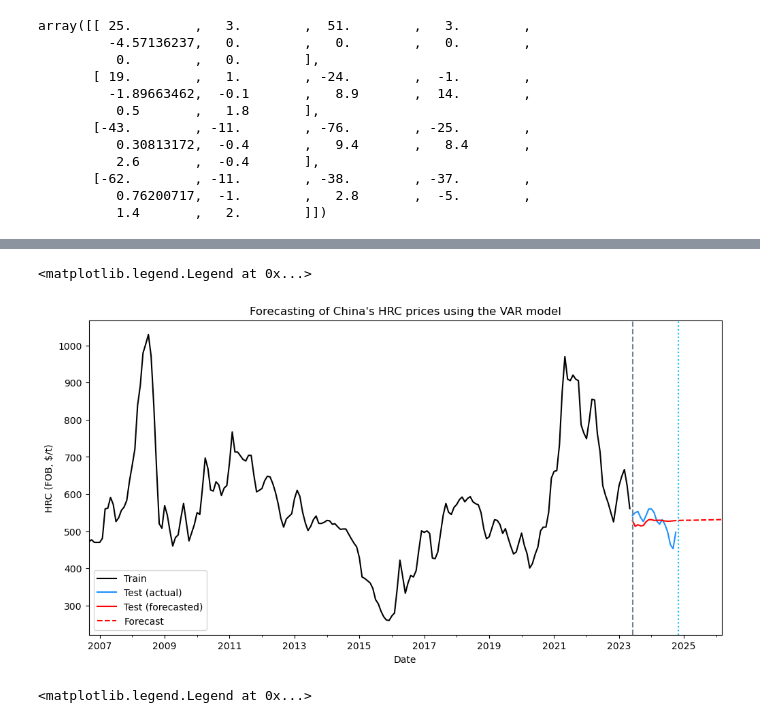
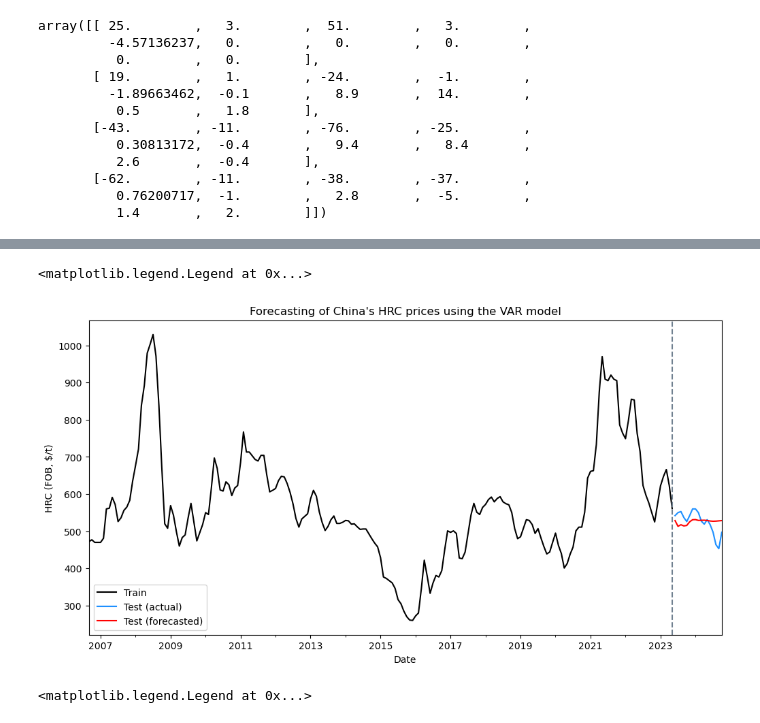
Before and after one commit to nguyenhpnguyen/BT4103-Business-Analytics-Capstone-Project, a Jupyter notebook: notebook/02_var.ipynb, the cells around one changed output, grey strips where cells are left out. Cells and saved outputs as stored; diff of their text form; code cells hidden in the pictures.

```diff
--- a/notebook/02_var.ipynb
+++ b/notebook/02_var.ipynb
@@ -23,13 +25,15 @@ df = pd.read_csv(file_path)
 # %%
+# After feature selection, these are the shortlisted variables
 list_of_variables = ['Iron Ore (CFR, $/t)', 'HCC (Aus FOB, $/t)',
          'Domestic Scrap (DDP Jiangsu incl. VAT $/t)',
          'Monthly Export of Semis & Finished Steel as % of Production',
          'FAI in urban real estate development (y-o-y) Growth',
          'Automobile Production (y-o-y)', 'Civil Metal-Vessels/Steel Ships (y-o-y)',
          'Household Fridges (y-o-y)', 'Air Conditioner (y-o-y)']
-hrc = ['Date', 'HRC (FOB, $/t)']
+hrc = ['HRC (FOB, $/t)']
 final_cols = hrc + list_of_variables
 
-df = df[final_cols]
-df.head()
+final_df = df.copy()
+final_df = final_df[final_cols]
+final_df.head()
 # %% [output]
@@ -42,5 +46,0 @@ df.head()
-# %%
-final_df = df.copy()
-final_df.set_index('Date', inplace=True)
-
-final_df.head()
@@ -153,9 +138,9 @@ array([[ 25.        ,   3.        ,  51.        ,   3.        ,
           0.76200717,  -1.        ,   2.8       ,  -5.        ,
           1.4       ,   2.        ]])
 # %%
-# Forecast the following 12 periods (length of test set)
-fc = model_fitted.forecast(y=forecast_input, steps=34)
-fc_period = pd.date_range(start='6/1/2023', end='3/1/2026', freq='MS')
+# Forecast the following _ periods
+fc = model_fitted.forecast(y=forecast_input, steps=17)
+fc_period = pd.date_range(start=final_df_test.index[0], periods=17, freq='MS')
 df_forecast = pd.DataFrame(fc, index=fc_period, columns=final_df_test.columns + '_1d')
 df_forecast.index.name = 'Date'
 df_forecast
@@ -191,29 +179,19 @@ df_forecast_processed = invert_transformation(final_df_train, df_forecast)
-# %%
-df_forecast_a, df_forecast_b = df_forecast_processed[0:-17], df_forecast_processed[-17:]
-final_df.index = pd.to_datetime(final_df.index)
-final_df_train.index = pd.to_datetime(final_df_train.index)
-final_df_test.index = pd.to_datetime(final_df_test.index)
-
-df_forecast_a.to_csv('../data/final/var_testset.csv', index=True)
-df_forecast_b.to_csv('../data/final/var_forecast_1.csv', index=True)
 # %%
 # Compare forecasted with actual results
 fig, ax = plt.subplots(figsize=(12, 6))
 
 final_df_train['HRC (FOB, $/t)'].plot(color='k', label='Train')
 final_df_test['HRC (FOB, $/t)'].plot(color='dodgerblue', label='Test (actual)')
-df_forecast_a['HRC (FOB, $/t)_forecast'].plot(color='r', label='Test (forecasted)')
-df_forecast_b['HRC (FOB, $/t)_forecast'].plot(color='r', linestyle ='dashed', label='Forecast')
+df_forecast_processed['HRC (FOB, $/t)_forecast'].plot(color='r', label='Test (forecasted)')
 
 plt.title("Forecasting of China's HRC prices using the VAR model")
 plt.ylabel("HRC (FOB, $/t)")
 plt.xlabel("Date")
-plt.axvline(x = '2023-06-01', color = 'slategray', linestyle = 'dashed')
-plt.axvline(x = '2024-11-01', color = 'deepskyblue', linestyle = 'dotted')
+plt.axvline(x = final_df_train.index[-1], color = 'slategray', linestyle = 'dashed')
 ax.legend()
 # %% [output]
 <matplotlib.legend.Legend at 0x...>
-[figure, old version]
+[figure, new version]
 # %%
 fig, ax = plt.subplots(figsize=(12, 6))
 
```
Also changed, not shown: parts of 25 cells of this notebook, 6 other files.
